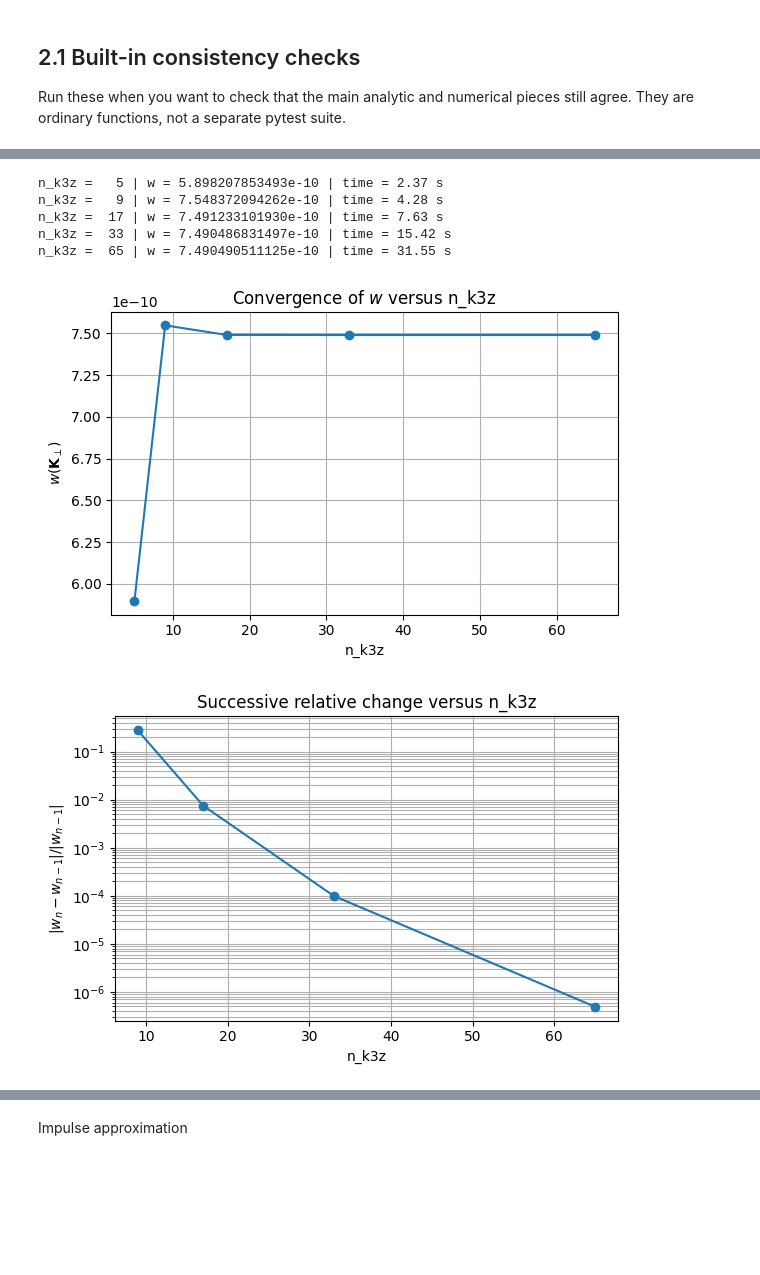
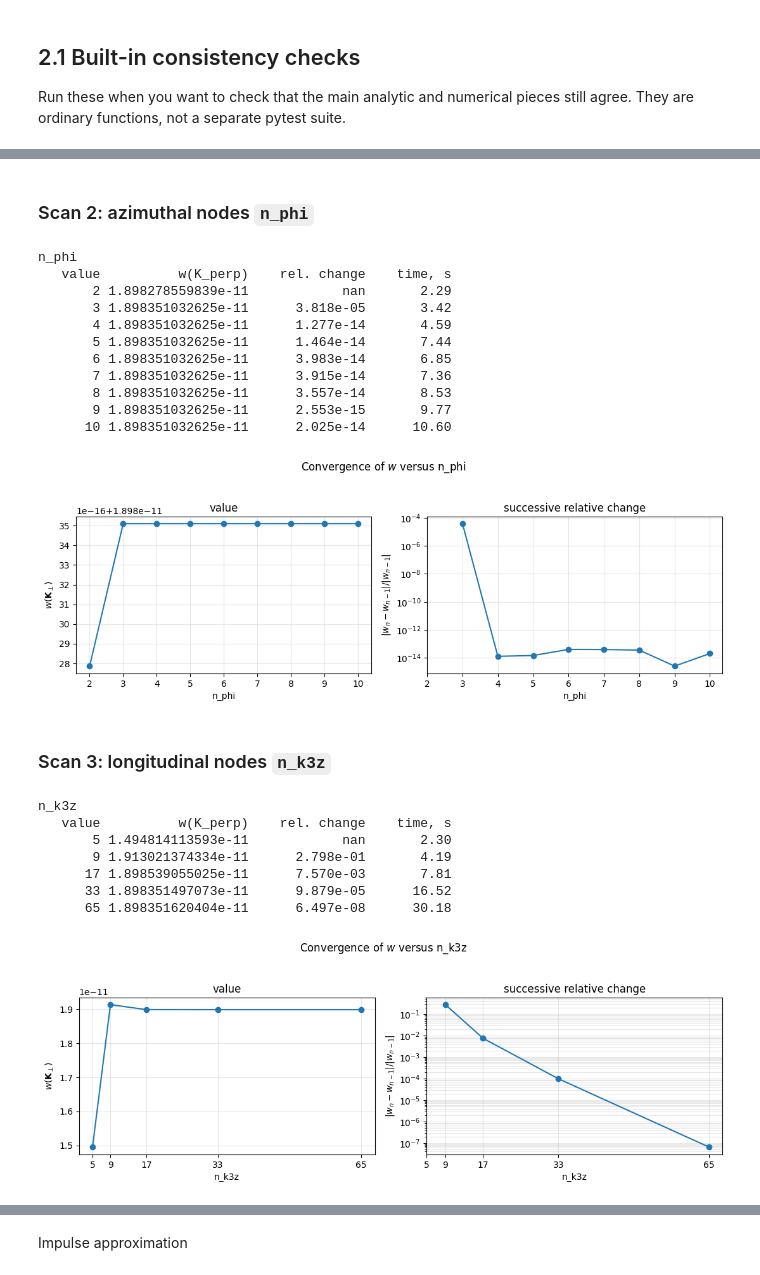
Before and after one commit to Anton-Murtazin/moller_vortex, a Jupyter notebook: analysis_workspace.ipynb, the cells around one changed output, grey strips where cells are left out. Drawn from its saved outputs; the diff is of its cells as text; code cells hidden in the pictures; blank space fills up the shorter version.

```diff
--- a/analysis_workspace.ipynb
+++ b/analysis_workspace.ipynb
@@ -38,7 +27,6 @@ NumericalAccuracy(quad_epsabs=1e-16, quad_epsrel=1e-16, quad_limit=50, root_resi
 Run these when you want to check that the main analytic and numerical pieces still agree. They are ordinary functions, not a separate pytest suite.
 # %%
 check_results = mv.run_all_checks(
-    accuracy=accuracy,
     n_phi=50,
     verbose=True,
 )
@@ -302,17 +374,46 @@ n_phi =   9 | w = 7.491233101930e-10 | time = 7.30 s
+# %% [markdown]
+### Scan 2: azimuthal nodes `n_phi`
+# %%
+n_phi_values = list(range(2, 11))
+
+n_phi_scan = scan_one_parameter(
+    "n_phi",
+    n_phi_values,
+)
+
+print_probability_scan(n_phi_scan)
+plot_probability_scan(n_phi_scan)
+# %% [output]
+n_phi
+   value          w(K_perp)    rel. change    time, s
+       2 1.898278559839e-11            nan       2.29
+       3 1.898351032625e-11      3.818e-05       3.42
+       4 1.898351032625e-11      1.277e-14       4.59
+       5 1.898351032625e-11      1.464e-14       7.44
+       6 1.898351032625e-11      3.983e-14       6.85
+       7 1.898351032625e-11      3.915e-14       7.36
+       8 1.898351032625e-11      3.557e-14       8.53
+       9 1.898351032625e-11      2.553e-15       9.77
+      10 1.898351032625e-11      2.025e-14      10.60
+[figure, added]
+# %% [markdown]
+### Scan 3: longitudinal nodes `n_k3z`
 # %%
 n_k3z_values = [5, 9, 17, 33, 65]
 
-n_values, w_values, time_values = scan_one_parameter(
+n_k3z_scan = scan_one_parameter(
     "n_k3z",
     n_k3z_values,
 )
 
-plot_scan("n_k3z", n_values, w_values)
+print_probability_scan(n_k3z_scan)
+plot_probability_scan(n_k3z_scan)
 # %% [output]
-n_k3z =   5 | w = 5.898207853493e-10 | time = 2.37 s
-n_k3z =   9 | w = 7.548372094262e-10 | time = 4.28 s
-n_k3z =  17 | w = 7.491233101930e-10 | time = 7.63 s
-n_k3z =  33 | w = 7.490486831497e-10 | time = 15.42 s
-n_k3z =  65 | w = 7.490490511125e-10 | time = 31.55 s
+n_k3z
+   value          w(K_perp)    rel. change    time, s
+       5 1.494814113593e-11            nan       2.30
+       9 1.913021374334e-11      2.798e-01       4.19
+      17 1.898539055025e-11      7.570e-03       7.81
+      33 1.898351497073e-11      9.879e-05      16.52
+      65 1.898351620404e-11      6.497e-08      30.18
-[figure, old version]
+[figure, new version]
-[figure, removed]
```
Also changed, not shown: parts of 68 cells of this notebook, 12 other files.
